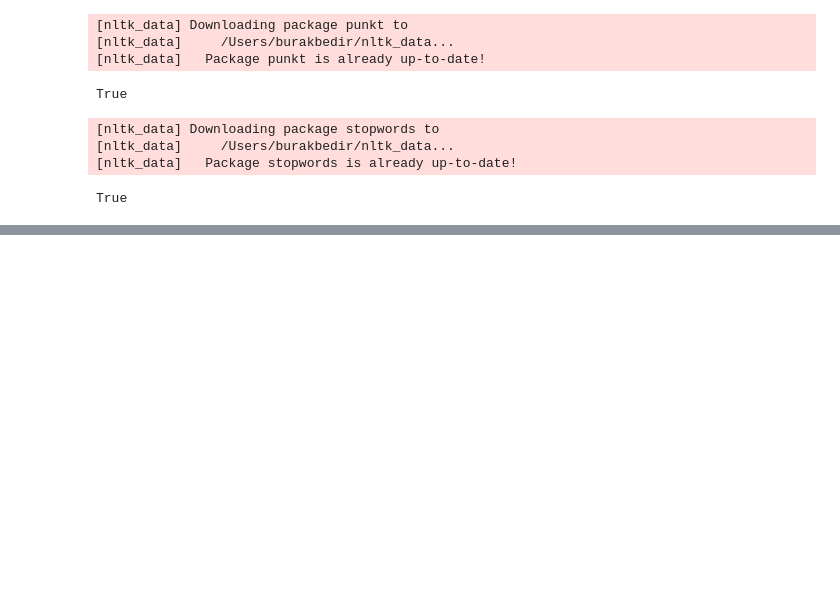
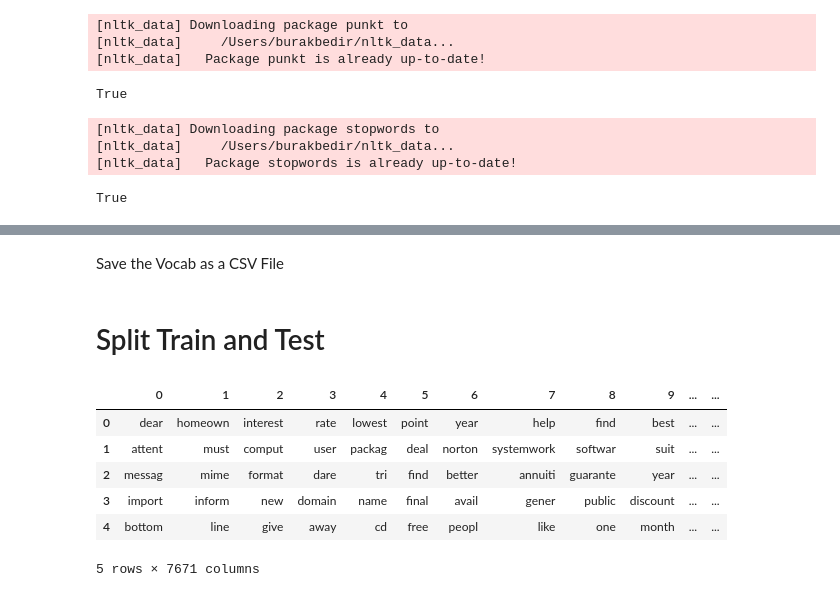
Before and after one commit to burakbdr/Spam-Filter-Classifier, a Jupyter notebook: preprocessing.ipynb, the cells around one changed output, grey strips where cells are left out. Cells and saved outputs as stored; diff of their text form; code cells hidden in the pictures; blank space fills up the shorter version.

```diff
--- a/preprocessing.ipynb
+++ b/preprocessing.ipynb
@@ -289,0 +320,17 @@ True
+# %%
+msg = 'All work and no play makes Jack a dull boy. To be or not to be ? \
+    Nobody expects the Spanish Inquisition!'
+
+words = word_tokenize(msg.lower())
+
+stemmer = PorterStemmer() # For other languages you can use SnowballStemmer()
+
+# .isaplha() = True when its not a punctuation.
+
+filtered_words = []
+
+for word in words:
+    if word not in stop_words and word.isalpha():
+        stemmed_word = stemmer.stem(word)
+        filtered_words.append(stemmed_word)
+print(filtered_words)
@@ -289,0 +345,3 @@ True
+# %%
+soup = BeautifulSoup(data.at[2, 'MESSAGE'], 'html.parser')
+print(soup.prettify())
@@ -289,0 +579,2 @@ True
+# %% [markdown]
+Save the Vocab as a CSV File
@@ -289,0 +583,13 @@ True
+# %% [markdown]
+# Split Train and Test
+# %%
+word_columns_df = pd.DataFrame.from_records(stemmed_nested_list.tolist())
+word_columns_df.head()
+# %% [output]
+|  | 0 | 1 | 2 | 3 | 4 | 5 | 6 | 7 | 8 | 9 | ... | ... |
+| 0 | dear | homeown | interest | rate | lowest | point | year | help | find | best | ... | ... |
+| 1 | attent | must | comput | user | packag | deal | norton | systemwork | softwar | suit | ... | ... |
+| 2 | messag | mime | format | dare | tri | find | better | annuiti | guarante | year | ... | ... |
+| 3 | import | inform | new | domain | name | final | avail | gener | public | discount | ... | ... |
+| 4 | bottom | line | give | away | cd | free | peopl | like | one | month | ... | ... |
+5 rows × 7671 columns
```
Also changed, not shown: parts of 35 cells of this notebook.
